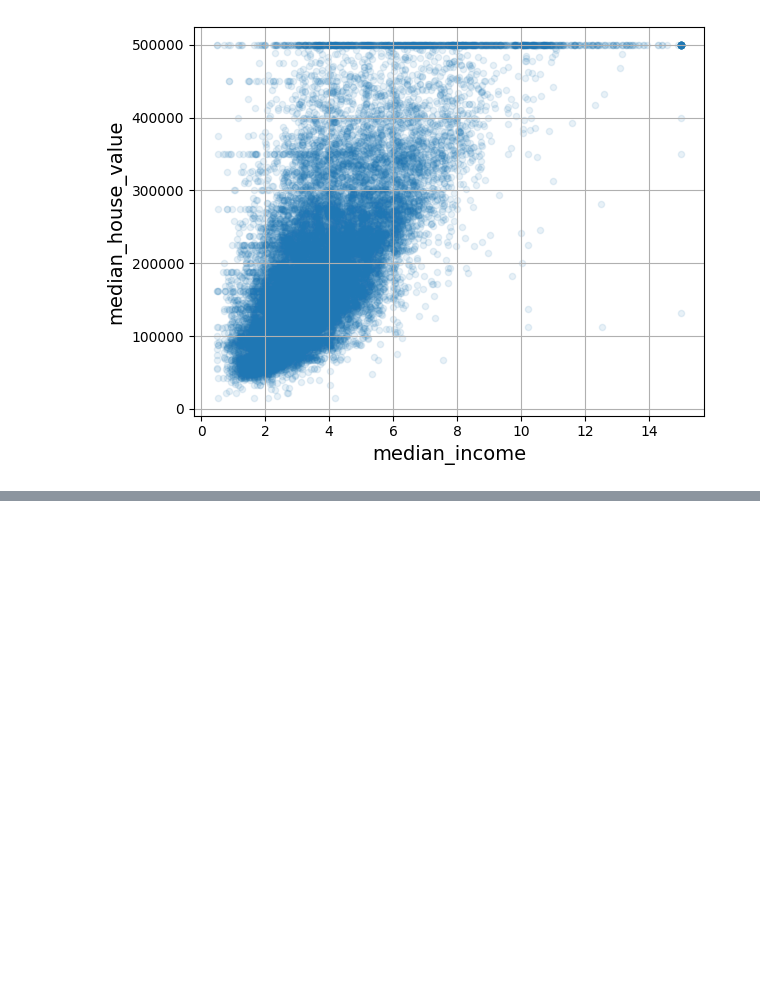
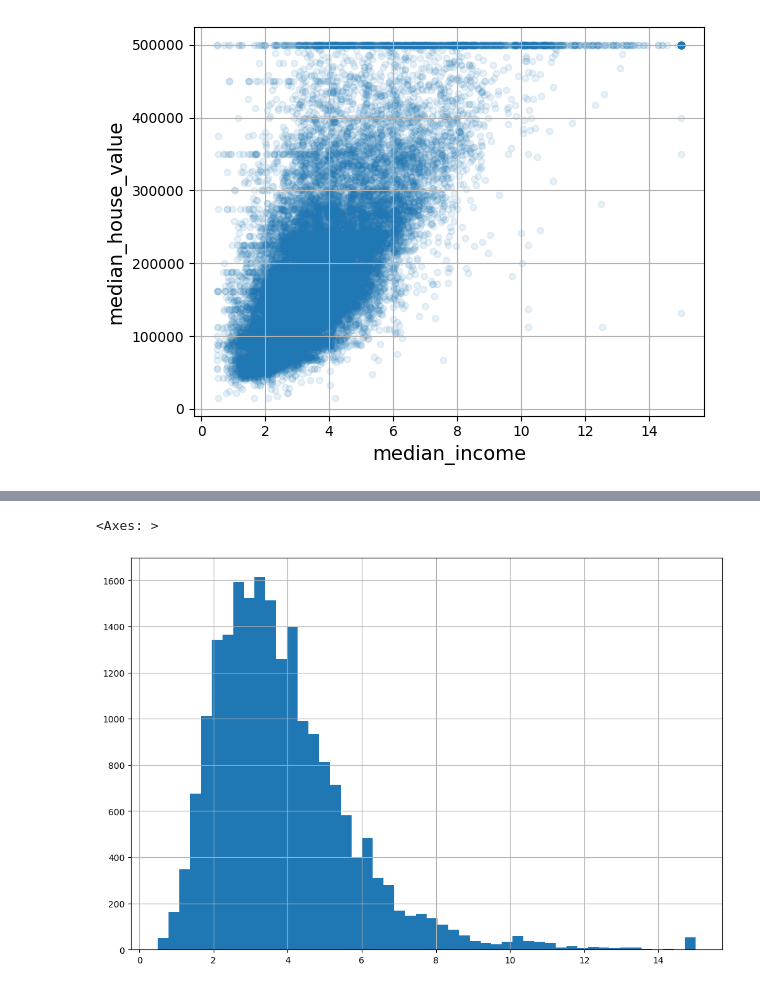
Before and after one commit to mosaezam/Def_Machine, a Jupyter notebook: app.ipynb, the cells around one changed output, grey strips where cells are left out. Saved outputs shown, nothing was run; the diff lists cells and outputs as text; code cells hidden in the pictures; blank space fills up the shorter version.

```diff
--- a/app.ipynb
+++ b/app.ipynb
@@ -283,0 +333,5 @@ plt.show()
+# %%
+housing['median_income'].hist(bins=50, figsize=(12, 8))
+# %% [output]
+<Axes: >
+[figure, added]
```
Also changed, not shown: parts of 24 cells of this notebook, 3 other files.
